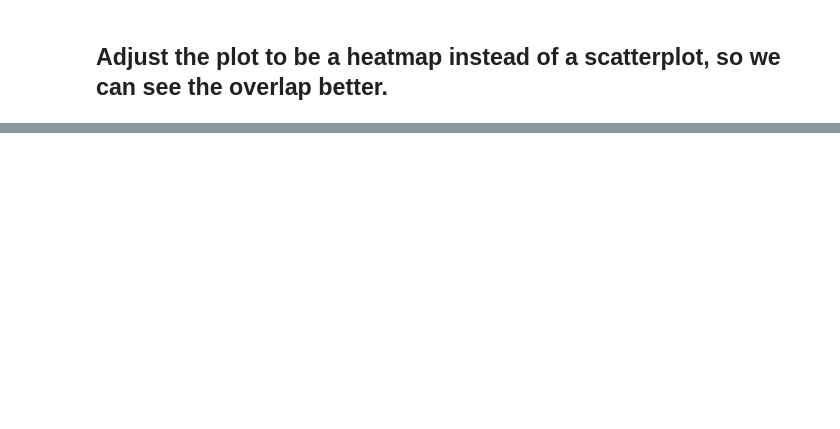
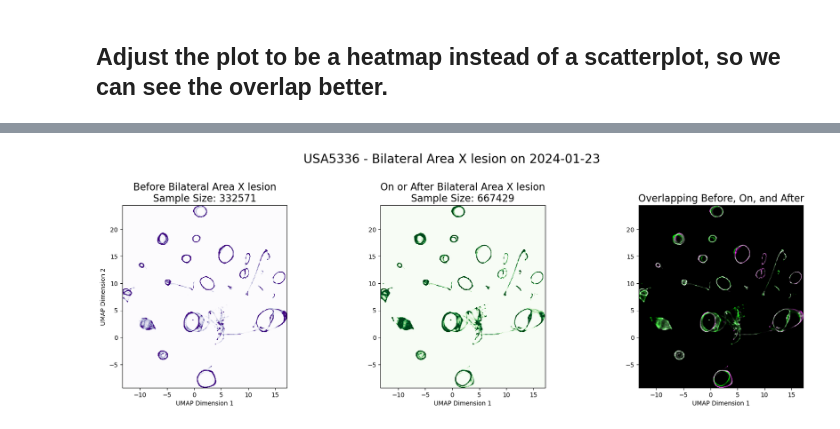
Before and after one commit to hulseyvincentr/syntax_analysis, a Jupyter notebook: notebooks/NPZ_colorcode_pre_post_treatment.ipynb, the cells around one changed output, grey strips where cells are left out. Drawn from its saved outputs; the diff is of its cells as text; code cells hidden in the pictures; blank space fills up the shorter version.

```diff
--- a/notebooks/NPZ_colorcode_pre_post_treatment.ipynb
+++ b/notebooks/NPZ_colorcode_pre_post_treatment.ipynb
@@ -616,0 +814,97 @@ Treatment Type: DOI 10mg/kg
+# %%
+import re
+import numpy as np
+import pandas as pd
+import matplotlib.pyplot as plt
+import json
+
+# Paths to the .npz and .json files
+# path_to_npz_file_from_TweetyBERT = '/Users/mirandahulsey-vincent/Documents/allPythonCode/syntax_analysis/data_inputs/DOI_USA5508/DOI_USA5508.npz'
+# path_to_json_file_with_dates = '/Users/mirandahulsey-vincent/Documents/allPythonCode/syntax_analysis/data_inputs/DOI_USA5508/DOI_USA5508_creation_data.json'
+
+# Extract the animal ID using regex
+match = re.search(r"(USA\d{4})", path_to_npz_file_from_TweetyBERT)
+if match:
+    animal_id = match.group(1)
+    print(f"Animal ID: {animal_id}")
+else:
+    print("Animal ID not found in the file path.")
+
+# Load the JSON file and extract treatment details
+with open(path_to_json_file_with_dates, 'r') as file:
+    json_data = json.load(file)
+
+treatment_date_str = json_data.get("treatment_date", "Treatment date not found")
+treatment_type = json_data.get("treatment_type", "Treatment type not found")
+print(f"Treatment Date: {treatment_date_str}")
+print(f"Treatment Type: {treatment_type}")
+
+# Convert treatment date to datetime
+treatment_date = pd.to_datetime(treatment_date_str)
+
+# Assuming 'final_df' is your DataFrame with 'Date' and 'Coordinate' columns
+final_df['Date'] = pd.to_datetime(final_df['Date'])
+
+# Split 'Coordinate' column into 'X' and 'Y'
+coordinates = pd.DataFrame(final_df['Coordinate'].tolist(), columns=['X', 'Y'])
+final_df[['X', 'Y']] = coordinates
+
+# Filter coordinates based on treatment date
+before_treatment = final_df[final_df['Date'] < treatment_date]
+after_treatment = final_df[final_df['Date'] >= treatment_date]
+
+# Print the number of datapoints for each dataset
+num_before = len(before_treatment)
+num_after = len(after_treatment)
+print(f"Number of data points before treatment: {num_before}")
+print(f"Number of data points on or after treatment: {num_after}")
+
+# Define bins for the heatmap
+bins = 300
+
+# Create a 2D histogram for data before treatment
+heatmap_before, xedges, yedges = np.histogram2d(before_treatment['X'], before_treatment['Y'], bins=bins)
+
+# Create a 2D histogram for data after treatment
+heatmap_after, _, _ = np.histogram2d(after_treatment['X'], after_treatment['Y'], bins=[xedges, yedges])
+
+# Normalize each heatmap independently
+heatmap_before = heatmap_before / heatmap_before.max()
+heatmap_after = heatmap_after / heatmap_after.max()
+
+# Create an RGB image with purple and green channels for overlap visualization
+rgb_image = np.zeros((heatmap_before.shape[0], heatmap_before.shape[1], 3))
+# Increase the intensity of the RGB channels
+brightness_factor = 4  # Adjust this value as needed to make the colors brighter
+rgb_image[..., 0] = np.clip(heatmap_before.T * brightness_factor, 0, 1)  # Red channel for purple
+rgb_image[..., 1] = np.clip(heatmap_after.T * brightness_factor, 0, 1)   # Green channel for green
+rgb_image[..., 2] = np.clip(heatmap_before.T * brightness_factor, 0, 1)  # Blue channel for purple
+
+# Plot the two heatmaps separately and the combined RGB plot
+plt.figure(figsize=(18, 6))
+
+# Plot for data before treatment
+plt.subplot(1, 3, 1)
+plt.imshow(heatmap_before.T, extent=[xedges[0], xedges[-1], yedges[0], yedges[-1]], origin='lower', cmap='Purples', vmax=0.1)
+plt.title(f"Before {treatment_type}\nSample Size: {num_before}", fontsize=16)
+plt.xlabel('UMAP Dimension 1')
+plt.ylabel('UMAP Dimension 2')
+
+# Plot for data after treatment
+plt.subplot(1, 3, 2)
+plt.imshow(heatmap_after.T, extent=[xedges[0], xedges[-1], yedges[0], yedges[-1]], origin='lower', cmap='Greens', vmax=0.1)
+plt.title(f"On or After {treatment_type}\nSample Size: {num_after}", fontsize=16)
+plt.xlabel('UMAP Dimension 1')
+
+# Plot combined RGB image
+plt.subplot(1, 3, 3)
+plt.imshow(rgb_image, extent=[xedges[0], xedges[-1], yedges[0], yedges[-1]], origin='lower')
+plt.title("Overlapping Before, On, and After", fontsize=16)
+plt.xlabel('UMAP Dimension 1')
+
+# Main title and layout
+plt.suptitle(f"{animal_id} - {treatment_type} on {treatment_date_str}", fontsize=20)
+plt.tight_layout(rect=[0, 0, 1, 0.96])
+
+plt.show()
+# %% [output]
@@ -616,0 +916 @@ Treatment Type: DOI 10mg/kg
+[figure, added]
```
Also changed, not shown: parts of 12 cells of this notebook.
